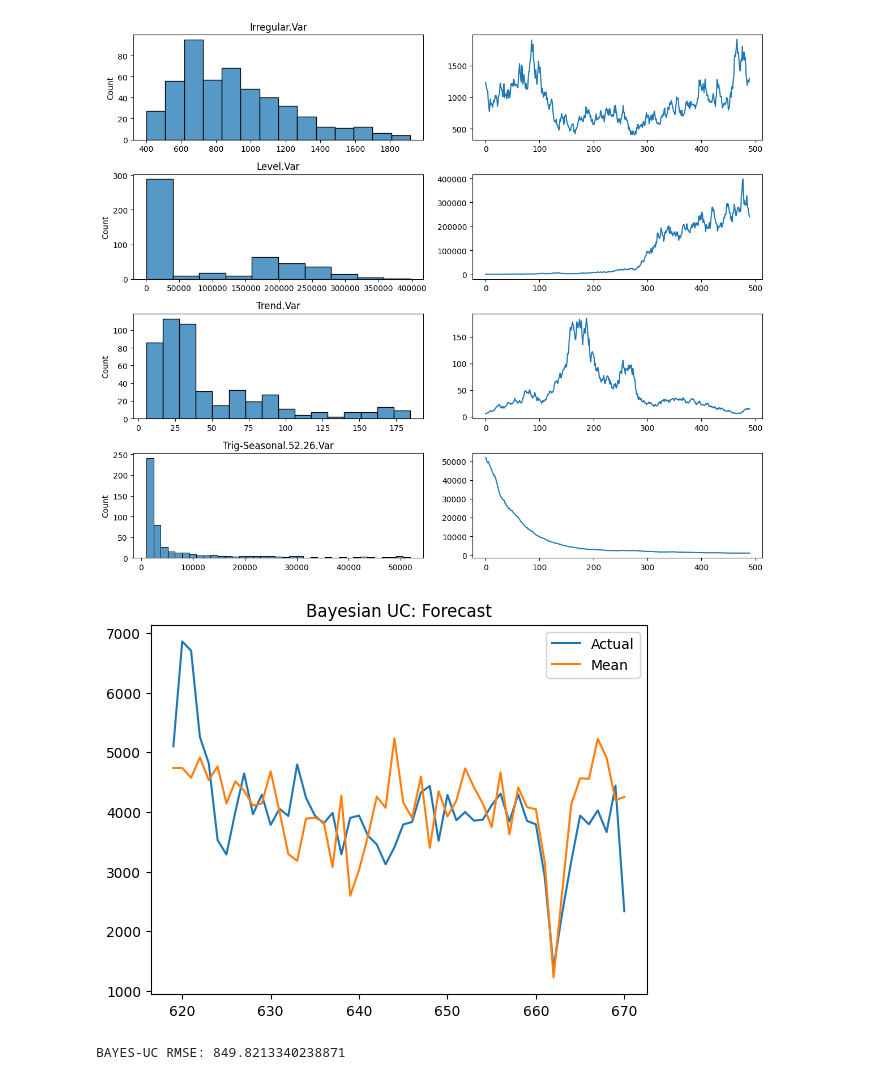
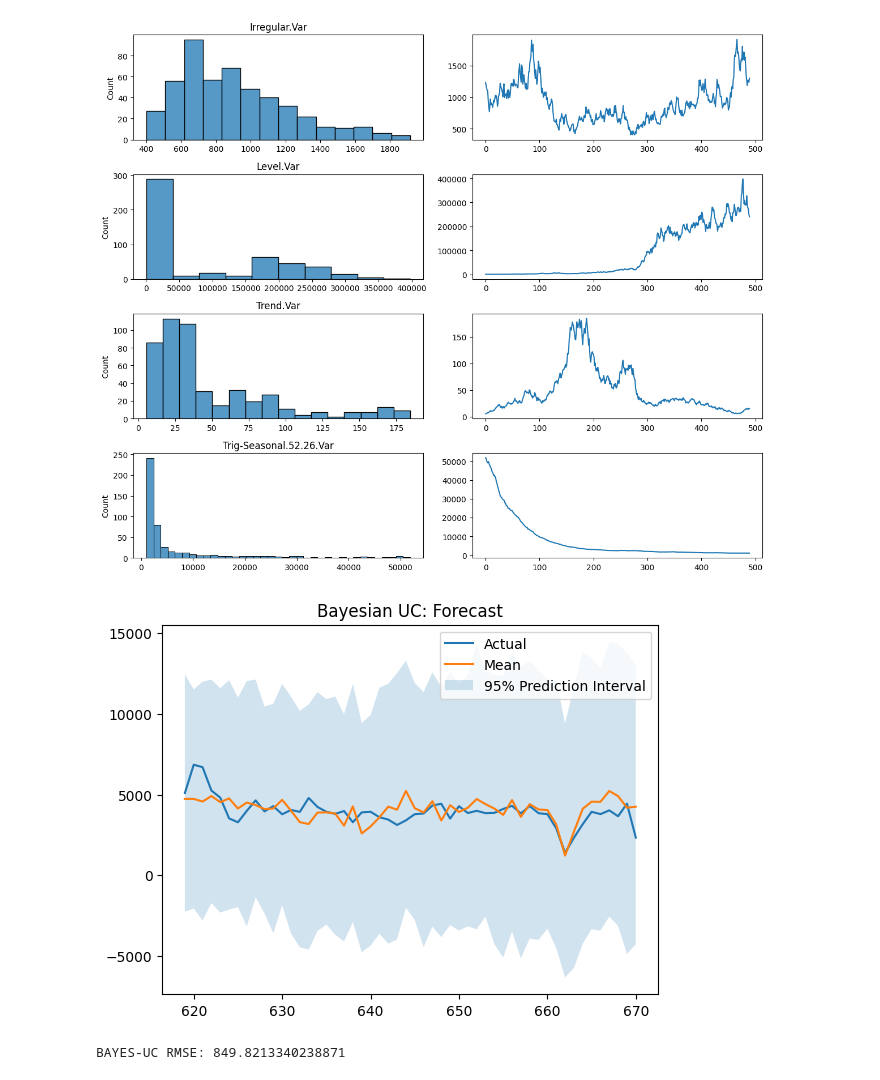
Before and after one commit to akmiller01/bse-transformer-seminar, a Jupyter notebook: buc.ipynb, the cells around one changed output. Cells and saved outputs as stored; diff of their text form; code cells hidden in the pictures.

```diff
--- a/buc.ipynb
+++ b/buc.ipynb
@@ -79,14 +79,14 @@ Posterior.CredInt.UB[Trig-Seasonal.52.26.Var]  :  44468.29656181483
 # %%
 pd.plotting.register_matplotlib_converters()
 plt.plot(bayes_uc.future_time_index, y_test)
 plt.plot(bayes_uc.future_time_index, forecast_mean)
-# plt.fill_between(bayes_uc.future_time_index, forecast_l95, forecast_u95, alpha=0.2)
+plt.fill_between(bayes_uc.future_time_index, forecast_l95, forecast_u95, alpha=0.2)
 plt.title('Bayesian UC: Forecast')
 plt.legend(['Actual', 'Mean', '95% Prediction Interval'])
 plt.show()
 
 # Print RMSE
 print(f"BAYES-UC RMSE: {rmse(y_test.to_numpy(), forecast_mean)}")
 # %% [output]
-[figure, old version]
+[figure, new version]
 BAYES-UC RMSE: 849.8213340238871
```
